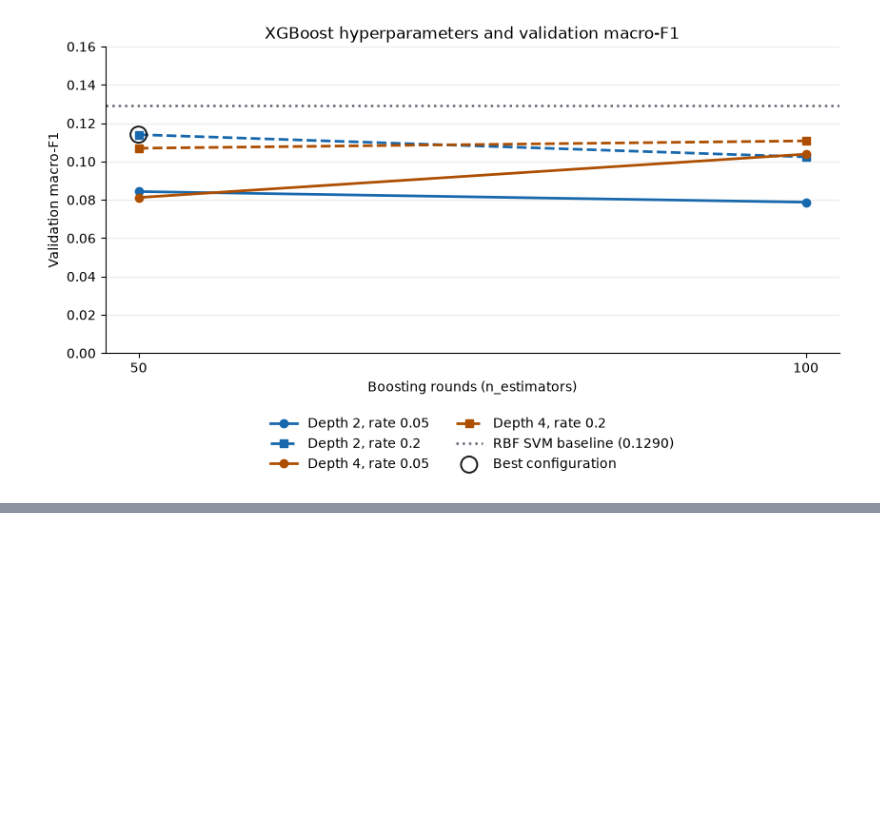
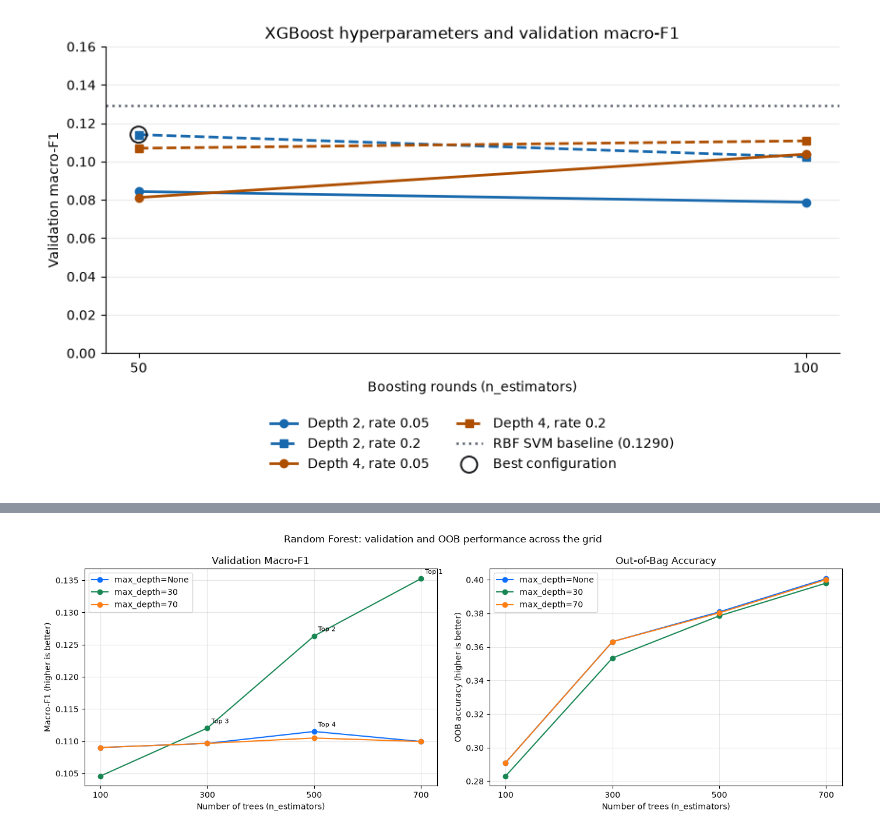
Before and after one commit to lmurariuUWO/DS3000_Project_Group04, a Jupyter notebook: DS3000_Project_Group04.ipynb, the cells around one changed output, grey strips where cells are left out. Saved outputs shown, nothing was run; the diff lists cells and outputs as text; code cells hidden in the pictures; blank space fills up the shorter version.

```diff
--- a/DS3000_Project_Group04.ipynb
+++ b/DS3000_Project_Group04.ipynb
@@ -706,6 +706,10 @@ def count_params(model):
         for tree in model.estimators_:
             total += tree.tree_.node_count
 
+    elif hasattr(model, "network"):
+        for p in model.network.parameters():
+            total += p.numel()
+
     # Dummy and KNN stay at 0
     return total
 
@@ -736,6 +740,8 @@ def evaluate(model, name, params):
         "Train Time (s)": train_time,
         "Infer Latency (ms/img)": 1000 * infer_time / len(y_val_enc),
     }
+    if hasattr(model, "oob_score_"):
+        row["OOB Accuracy"] = model.oob_score_
     trials.append(row)
     return model, row
 
@@ -932,0 +945,73 @@ The best XGBoost model used a learning rate of 0.2, a tree depth of 2, and 50 ro
+# %%
+# Random Forest bagging model;
+from sklearn.ensemble import RandomForestClassifier
+
+random_forest_grid = {
+    "n_estimators": [100, 300, 500, 700],
+    "max_depth": [None, 30, 70],
+    "max_features": ["sqrt"],
+    "class_weight": ["balanced_subsample"],
+    "bootstrap": [True],
+    "oob_score": [True],
+    "random_state": [SEED],
+    "n_jobs": [-1],
+}
+
+rf_trial_start = len(trials)
+random_forest_model, random_forest_row = run_grid(
+    "Random Forest", RandomForestClassifier, random_forest_grid
+)
+print(f"Random Forest training classes: {len(random_forest_model.classes_)}")
+print(f"Best model OOB accuracy: {random_forest_model.oob_score_:.4f}")
+
+# Rank all tested configurations and show the four highest validation macro-F1 scores.
+from ast import literal_eval
+import matplotlib.pyplot as plt
+
+random_forest_trials = pd.DataFrame(trials[rf_trial_start:]).copy()
+rf_params = random_forest_trials["Params"].map(literal_eval)
+random_forest_trials["n_estimators"] = rf_params.map(lambda params: params["n_estimators"])
+random_forest_trials["Depth setting"] = rf_params.map(
+    lambda params: "None" if params["max_depth"] is None else str(params["max_depth"])
+)
+top_four_rf = random_forest_trials.nlargest(4, "Val Macro F1").copy()
+top_four_rf.insert(0, "Rank", range(1, len(top_four_rf) + 1))
+display(top_four_rf[["Rank", "Params", "Val Macro F1", "Val Accuracy", "OOB Accuracy"]].round(4))
+
+# Compare validation performance and OOB accuracy; these are not direct bias/variance estimates.
+fig, axes = plt.subplots(1, 2, figsize=(14, 5))
+depth_order = ["None", "30", "70"]
+colors = {"None": "#0d6efd", "30": "#198754", "70": "#fd7e14"}
+
+for depth in depth_order:
+    depth_trials = random_forest_trials[
+        random_forest_trials["Depth setting"] == depth
+    ].sort_values("n_estimators")
+    axes[0].plot(
+        depth_trials["n_estimators"], depth_trials["Val Macro F1"],
+        marker="o", color=colors[depth], label=f"max_depth={depth}"
+    )
+    axes[1].plot(
+        depth_trials["n_estimators"], depth_trials["OOB Accuracy"],
+        marker="o", color=colors[depth], label=f"max_depth={depth}"
+    )
+
+for rank, (_, row) in enumerate(top_four_rf.iterrows(), start=1):
+    axes[0].annotate(
+        f"Top {rank}", (row["n_estimators"], row["Val Macro F1"]),
+        xytext=(5, 6), textcoords="offset points", fontsize=8
+    )
+
+axes[0].set_title("Validation Macro-F1")
+axes[0].set_ylabel("Macro-F1 (higher is better)")
+axes[1].set_title("Out-of-Bag Accuracy")
+axes[1].set_ylabel("OOB accuracy (higher is better)")
+for axis in axes:
+    axis.set_xlabel("Number of trees (n_estimators)")
+    axis.set_xticks([100, 300, 500, 700])
+    axis.grid(True, alpha=0.3)
+    axis.legend()
+fig.suptitle("Random Forest: validation and OOB performance across the grid")
+fig.tight_layout()
+plt.show()
+# %% [output]
@@ -932,0 +1038 @@ The best XGBoost model used a learning rate of 0.2, a tree depth of 2, and 50 ro
+[figure, added]
```
Also changed, not shown: parts of 14 cells of this notebook.
